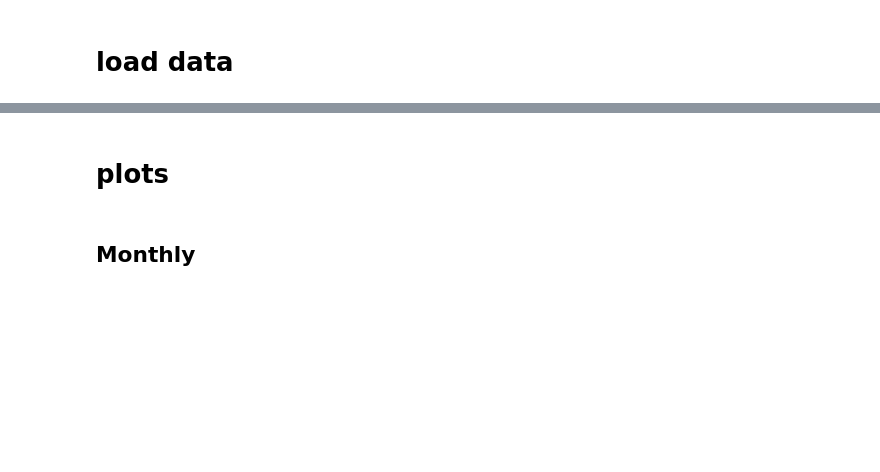
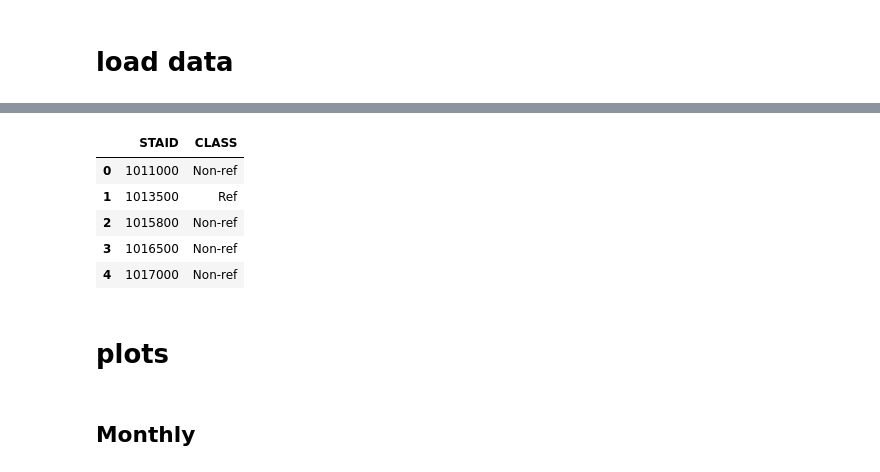
Before and after one commit to xueyil9/gwbase_clean, a Jupyter notebook: notebooks/06_plot_per_gage.ipynb, the cells around one changed output, grey strips where cells are left out. Saved outputs shown, nothing was run; the diff lists cells and outputs as text; code cells hidden in the pictures; blank space fills up the shorter version.

```diff
--- a/notebooks/06_plot_per_gage.ipynb
+++ b/notebooks/06_plot_per_gage.ipynb
@@ -7,6 +14,13 @@ pip install openpyxl
 # %%
-gage_class=pd.read_excel('data/GAGES-II_ref_non_ref.xlsx')
+gage_class=pd.read_excel('../data/raw/streamflow/GAGES-II_ref_non_ref.xlsx')
 gage_class.head()
+# %% [output]
+|  | STAID | CLASS |
+| 0 | 1011000 | Non-ref |
+| 1 | 1013500 | Ref |
+| 2 | 1015800 | Non-ref |
+| 3 | 1016500 | Non-ref |
+| 4 | 1017000 | Non-ref |
 # %%
 gage_in_gslb=pd.read_csv('shp/gsl_nwm_gage.csv')
 gage_in_gslb.head()
```
Also changed, not shown: parts of 1 cell of this notebook, 2 other files.
